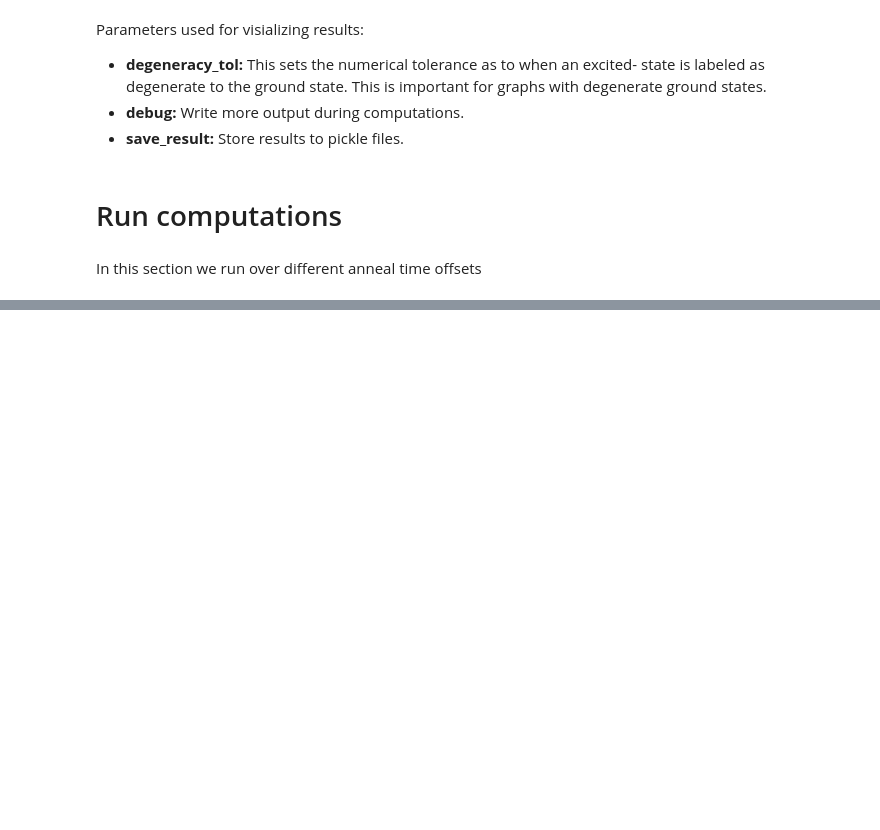
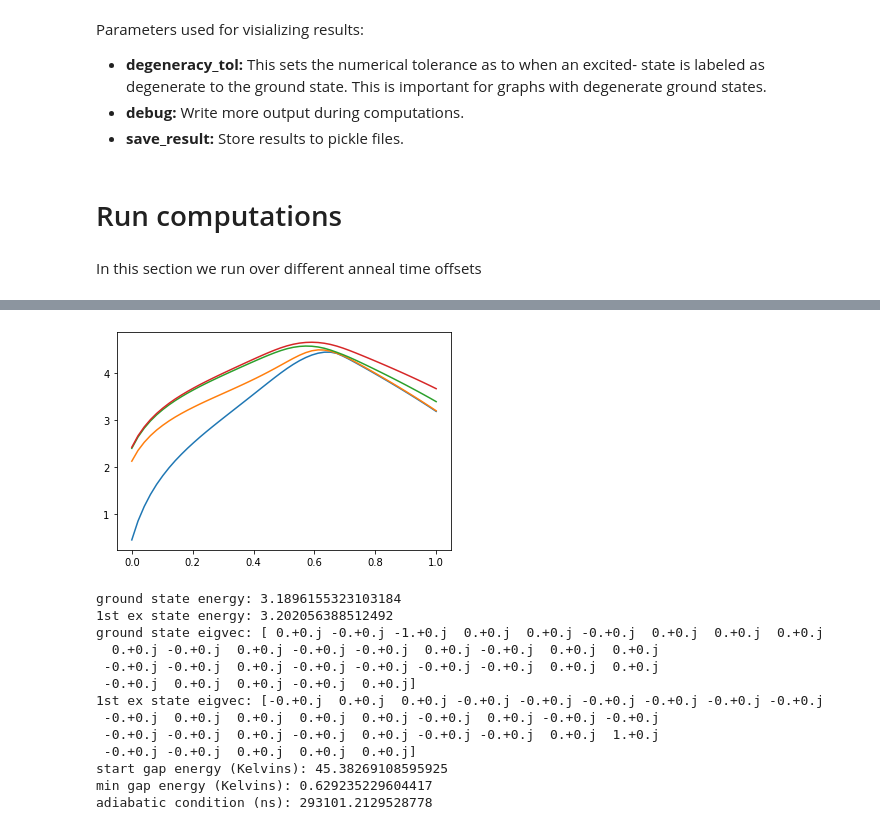
Before and after one commit to cchang5/quantum_linear_programming, a Jupyter notebook: notebooks/runs/run0.ipynb, the cells around one changed output, grey strips where cells are left out. Drawn from its saved outputs; the diff is of its cells as text; code cells hidden in the pictures; blank space fills up the shorter version.

```diff
--- a/notebooks/runs/run0.ipynb
+++ b/notebooks/runs/run0.ipynb
@@ -410,0 +412,65 @@ final state 01110
+# %%
+### from scipy.sparse.linalg import eigsh
+from numpy.linalg import eigh
+
+# plot spectrum
+with open(query.instance.path, "rb") as file:
+    tdse = pickle.load(file)
+normalized_time = tdse.offset["normalized_time"]
+
+num_es = 4
+# unit conversion
+# sol.y = [GHz / h]
+make_dimensionless = 1 / energyscale * 1 / tdse.AS.B(normalized_time[1])[0]
+
+fig = plt.figure()
+ax = plt.axes()
+gap = dict()
+
+x = []
+y = {es: [] for es in range(num_es)}
+V = []
+for s in np.linspace(normalized_time[0], normalized_time[1]):
+    eigval, eigvec = eigh((tdse.annealingH(s)).toarray())
+    seigval = (
+        np.sort(eigval) * make_dimensionless + tdse.ising["c"] + tdse.ising["qubo_constant"]
+    )
+    x.append(s)
+    for es in y.keys():
+        y[es].append(seigval[es])
+    Vi = np.einsum('ij,j->i', tdse.annealingH(s).todense(), eigvec[1])
+    Vi = abs(np.einsum('i,i', eigvec[0], Vi).real)
+    V.append(Vi)
+for es in y.keys():
+    ax.errorbar(x=x, y=y[es])
+gap = {es: np.array(y[es]) - np.array(y[0]) for es in y.keys()}
+plt.draw()
+plt.show()
+print("ground state energy:", y[0][-1])
+print("1st ex state energy:", y[1][-1])
+eigval, eigvec = eigh((tdse.annealingH(s)).toarray())
+print("ground state eigvec:", np.round(eigvec[0]))
+print("1st ex state eigvec:", np.round(eigvec[1]))
+kb = 8.617333262145E-5 #eV⋅K−1
+h = 4.135667696E-15 #eV⋅s
+h_kb = h/kb # K*s
+print("start gap energy (Kelvins):", energyscale * tdse.AS.B(normalized_time[1])[0]*(y[1][0] - y[0][0])*1E9*h_kb)
+mingap = min(np.array(y[2]) - np.array(y[0]))
+print("min gap energy (Kelvins):", energyscale * tdse.AS.B(normalized_time[1])[0]*mingap*1E9*h_kb)
+# calculate adiabatic condition V/gap^2
+print("adiabatic condition (ns):", max(V)/mingap**2)
+# %% [output]
+[figure, added]
+ground state energy: 3.1896155323103184
+1st ex state energy: 3.202056388512492
+ground state eigvec: [ 0.+0.j -0.+0.j -1.+0.j  0.+0.j  0.+0.j -0.+0.j  0.+0.j  0.+0.j  0.+0.j
+  0.+0.j -0.+0.j  0.+0.j -0.+0.j -0.+0.j  0.+0.j -0.+0.j  0.+0.j  0.+0.j
+ -0.+0.j -0.+0.j  0.+0.j -0.+0.j -0.+0.j -0.+0.j -0.+0.j  0.+0.j  0.+0.j
+ -0.+0.j  0.+0.j  0.+0.j -0.+0.j  0.+0.j]
+1st ex state eigvec: [-0.+0.j  0.+0.j  0.+0.j -0.+0.j -0.+0.j -0.+0.j -0.+0.j -0.+0.j -0.+0.j
+ -0.+0.j  0.+0.j  0.+0.j  0.+0.j  0.+0.j -0.+0.j  0.+0.j -0.+0.j -0.+0.j
+ -0.+0.j -0.+0.j  0.+0.j -0.+0.j  0.+0.j -0.+0.j -0.+0.j  0.+0.j  1.+0.j
+ -0.+0.j -0.+0.j  0.+0.j  0.+0.j  0.+0.j]
+start gap energy (Kelvins): 45.38269108595925
+min gap energy (Kelvins): 0.629235229604417
+adiabatic condition (ns): 293101.2129528778
```
Also changed, not shown: parts of 4 cells of this notebook, 33 other files.
